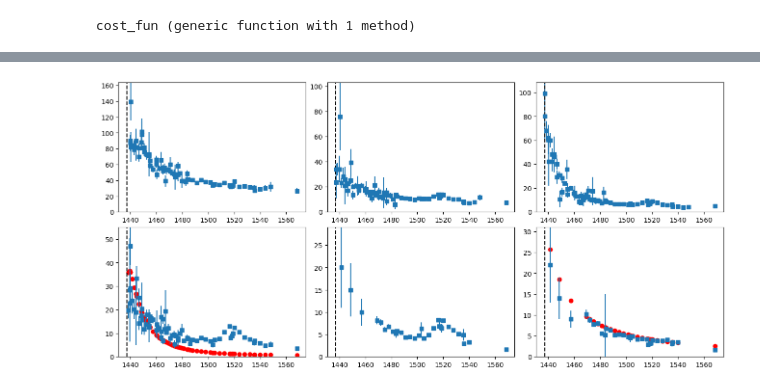
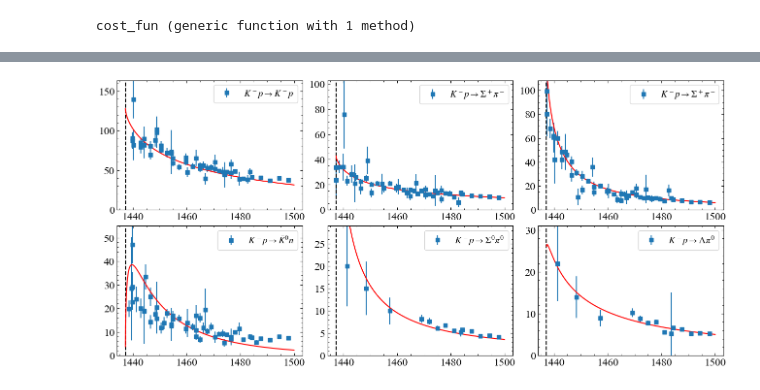
Before and after one commit to zejianzhuang-uv/N1535, a Jupyter notebook: lambda_fit.ipynb, the cells around one changed output, grey strips where cells are left out. Cells and saved outputs as stored; diff of their text form; code cells hidden in the pictures.

```diff
--- a/lambda_fit.ipynb
+++ b/lambda_fit.ipynb
@@ -106,7 +115,11 @@ cost_fun (generic function with 1 method)
 free_par = [-0.3595489872519527, 0.020386885826743775, -0.1405760338940346, -0.5771420439532574, 709.8420762525412]
 name = [:d1, :d2, :d3, :d4, :lam]
 fit = iminuit.Minuit(x -> cost_fun(x), free_par, name=name)
-fit.fixed[2] = true
+# fit.limits = [(-1, 1), (0.02, 0.0204), (-1, 1), (-1, 1), (700e0, 1200e0)]
+# fit.limits[5] = (545e0, 1200)
+# fit.fixed[2] = true
+# fit.fixed[5] = true
+# fit.fixed=true
 fit
 # %% [output]
 |  | Name | Value | Hesse Error | Minos Error- | Minos Error+ | Limit- | Limit+ | Fixed |
@@ -129,0 +155,2 @@ sc6 = map(x -> dist_up_to_nlo_swave(x, par_phy_channel, CC, DD, LL, anlo_phy_cha
+# %%
+val = Tuple(fit.values)
@@ -129,0 +159,6 @@ sc6 = map(x -> dist_up_to_nlo_swave(x, par_phy_channel, CC, DD, LL, anlo_phy_cha
+# %%
+
+d = val[1:4]
+lam = val[5]
+anlo = Tuple(subtraction_cons(par_phy_channel[:mch][i], mu, lam) for i in 1:6)
+LL = lec_di(d)
@@ -130,16 +173,30 @@ sc6 = map(x -> dist_up_to_nlo_swave(x, par_phy_channel, CC, DD, LL, anlo_phy_cha
+# %%
+w = mKbarn:0.01:1500e0
+sc1 = map(x -> dist_up_to_nlo_swave(x, par_phy_channel, CC, DD, LL, anlo, :ch11), w);
+sc2 = map(x -> dist_up_to_nlo_swave(x, par_phy_channel, CC, DD, LL, anlo, :ch12), w);
+sc3 = map(x -> dist_up_to_nlo_swave(x, par_phy_channel, CC, DD, LL, anlo, :ch13), w);
+sc4 = map(x -> dist_up_to_nlo_swave(x, par_phy_channel, CC, DD, LL, anlo, :ch14), w);
+sc5 = map(x -> dist_up_to_nlo_swave(x, par_phy_channel, CC, DD, LL, anlo, :ch15), w);
+sc6 = map(x -> dist_up_to_nlo_swave(x, par_phy_channel, CC, DD, LL, anlo, :ch16), w);
 # %%
 fig, ax = PyPlot.subplots(2, 3, layout="constrained", figsize=(13, 6))
-plot_cross_section(ax[1, 1], Kmp_to_Kmp)
-plot_cross_section(ax[1, 2], Kmp_to_Sigppim)
-plot_cross_section(ax[1, 3], Kmp_to_Sigmpip)
+plot_cross_section(ax[1, 1], Kmp_to_Kmp, label=L"K^- p \to K^- p") # 11
+plot_cross_section(ax[1, 2], Kmp_to_Sigppim, label=L"K^- p \to \Sigma^+\pi^-") # 12
+plot_cross_section(ax[1, 3], Kmp_to_Sigmpip, label=L"K^- p \to \Sigma^+\pi^-") # 15
 
-plot_cross_section(ax[2, 1], Kmp_to_Kbar0n)
-plot_cross_section(ax[2, 2], Kmp_to_Sig0pi0)
-plot_cross_section(ax[2, 3], Kmp_to_Lampi0)
+plot_cross_section(ax[2, 1], Kmp_to_Kbar0n, label=L"K^- p \to \bar{K}^0 n") # 14
+plot_cross_section(ax[2, 2], Kmp_to_Sig0pi0, label=L"K^- p \to \Sigma^0 \pi^0") # 13
+plot_cross_section(ax[2, 3], Kmp_to_Lampi0, label=L"K^- p \to \Lambda\pi^0") # 16
 
-ax[2, 1].scatter(w4, sc4, c="r")
-ax[2, 3].scatter(w6, sc6, c="r")
+ax[1, 1].plot(w, sc1, c="r")
+ax[1, 2].plot(w, sc2, c="r")
+ax[1, 3].plot(w, sc5, c="r")
 
+
+ax[2, 1].plot(w, sc4, c="r")
+ax[2, 2].plot(w, sc3, c="r")
+ax[2, 3].plot(w, sc6, c="r")
+fig.savefig("./figure/lambda_fitted.png")
 gcf()
 # %% [output]
-[figure, old version]
+[figure, new version]
```
Also changed, not shown: parts of 9 cells of this notebook, 1 other file.
